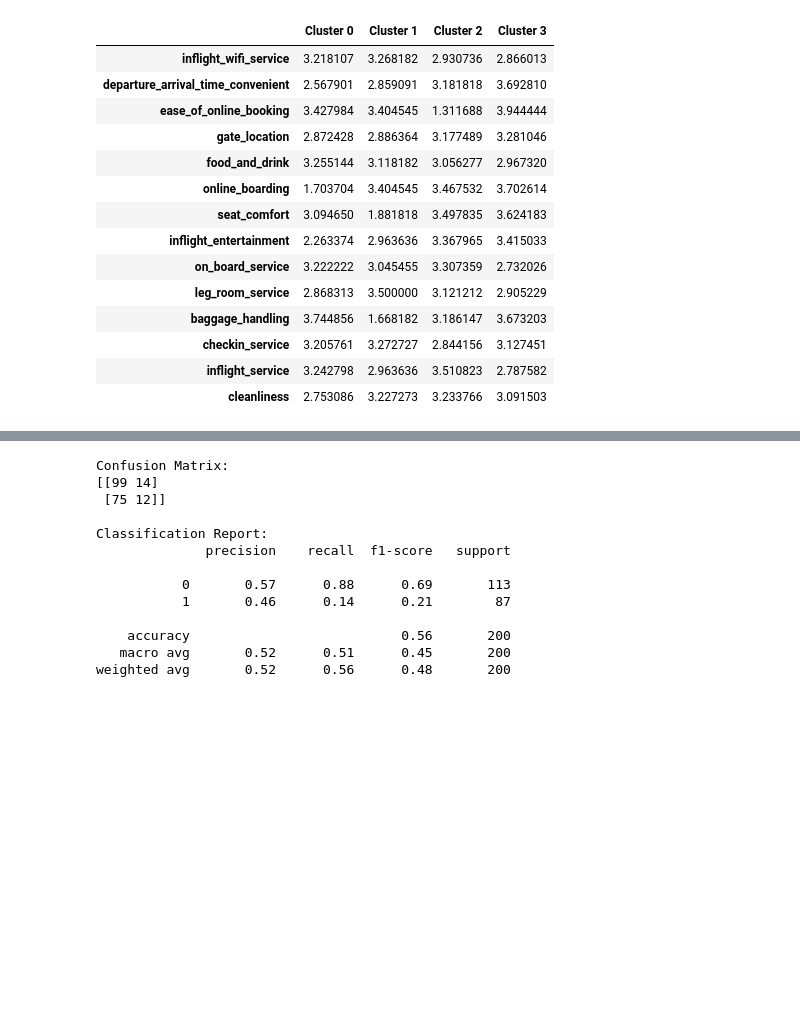
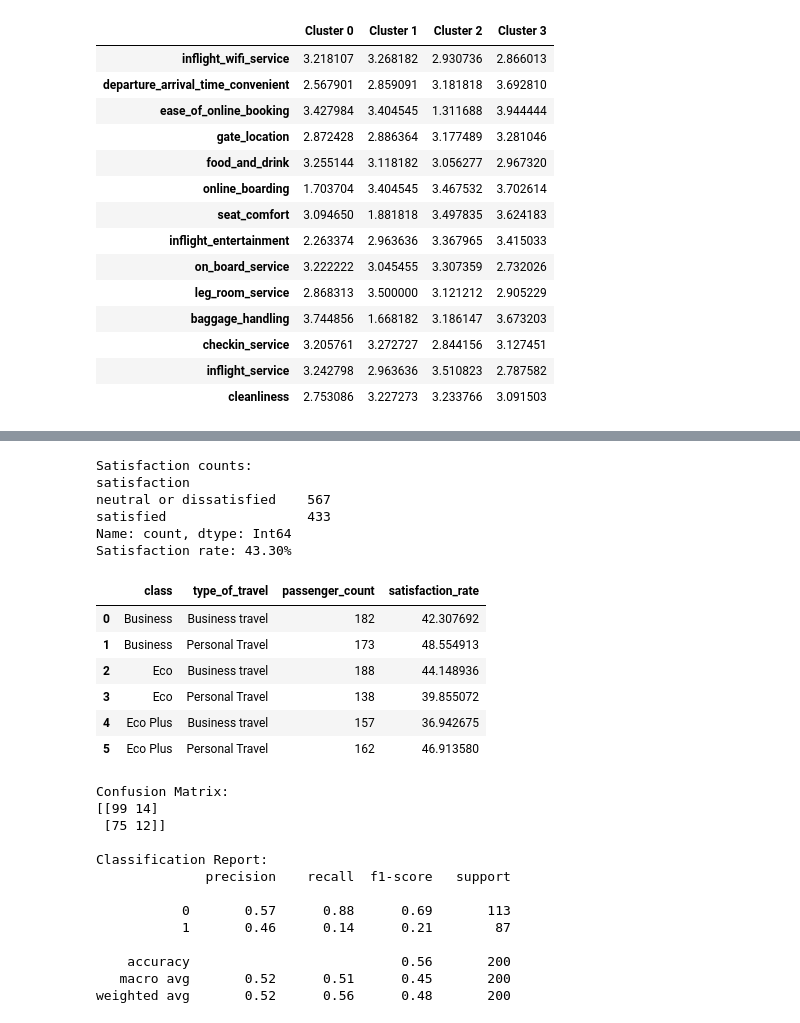
Before and after one commit to Satyam593-lang/Portfolio, a Jupyter notebook: Airline_passenger_satisfaction.ipynb, the cells around one changed output, grey strips where cells are left out. Saved outputs shown, nothing was run; the diff lists cells and outputs as text; code cells hidden in the pictures; blank space fills up the shorter version.

```diff
--- a/Airline_passenger_satisfaction.ipynb
+++ b/Airline_passenger_satisfaction.ipynb
@@ -60,17 +73,3 @@ Loaded cells. Displaying the first 5 executable blocks:
 # %% [markdown]
 # Passenger Satisfaction EDA & Visualisation
 This notebook has been successfully loaded and applied to the workspace. Below you can find the complete pipeline for analyzing passenger satisfaction.
-# %%
-# libraries for data handling
-import numpy as np
-import pandas as pd
-
-# libraries for data visualisation
-import matplotlib.pyplot as plt
-import seaborn as sns
-%matplotlib inline
-
-# Read dataset (Adjust file paths if necessary based on your current workspace)
-train = pd.read_csv('/content/sample_data/california_housing_train.csv') # Placeholder if original train data is not specified
-print("Libraries loaded. Default train dataset (california_housing_train) info:")
-train.info()
@@ -327 +330,60 @@ display(cluster_profiles)
+# %%
+# @title
+target = "satisfaction"
+
+if target not in train.columns:
+    raise ValueError(f"Missing required column: {target}")
+
+# Normalize target text for consistent comparisons.
+train[target] = train[target].astype("string").str.strip().str.lower()
+
+print("Satisfaction counts:")
+print(train[target].value_counts(dropna=False))
+
+valid_rows = train[target].notna()
+if valid_rows.sum() == 0:
+    raise ValueError("The satisfaction column contains no usable values.")
+
+satisfied_mask = train[target].eq("satisfied")
+satisfaction_rate = satisfied_mask[valid_rows].mean() * 100
+
+print(f"Satisfaction rate: {satisfaction_rate:.2f}%")
+
+# Create a pivot only if the grouping fields exist.
+group_columns = ["class", "type_of_travel"]
+missing_groups = [col for col in group_columns if col not in train.columns]
+
+if missing_groups:
+    print(
+        "Skipping grouped pivot table; missing columns:",
+        missing_groups
+    )
+else:
+    summary = (
+        train.groupby(group_columns, dropna=False)
+        .agg(
+            passenger_count=(target, "size"),
+            satisfaction_rate=(
+                target,
+                lambda s: s.eq("satisfied").mean() * 100
+            )
+        )
+        .reset_index()
+    )
+
+    display(summary)
+# %% [output]
+Satisfaction counts:
+satisfaction
+neutral or dissatisfied    567
+satisfied                  433
+Name: count, dtype: Int64
+Satisfaction rate: 43.30%
+|  | class | type_of_travel | passenger_count | satisfaction_rate |
+| 0 | Business | Business travel | 182 | 42.307692 |
+| 1 | Business | Personal Travel | 173 | 48.554913 |
+| 2 | Eco | Business travel | 188 | 44.148936 |
+| 3 | Eco | Personal Travel | 138 | 39.855072 |
+| 4 | Eco Plus | Business travel | 157 | 36.942675 |
+| 5 | Eco Plus | Personal Travel | 162 | 46.913580 |
 # %%
```
Also changed, not shown: parts of 18 cells of this notebook.
